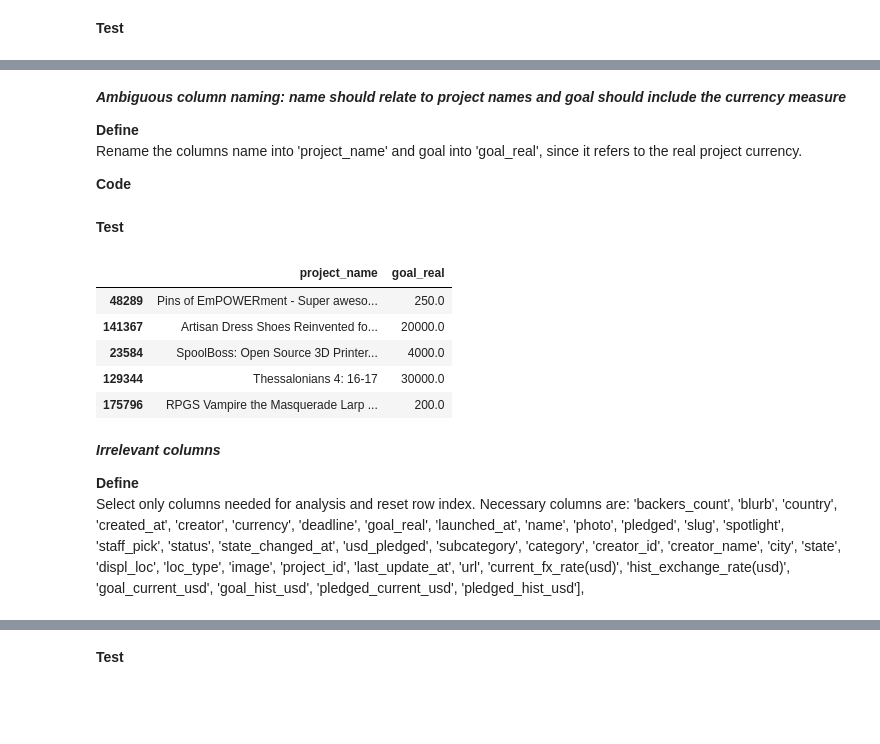
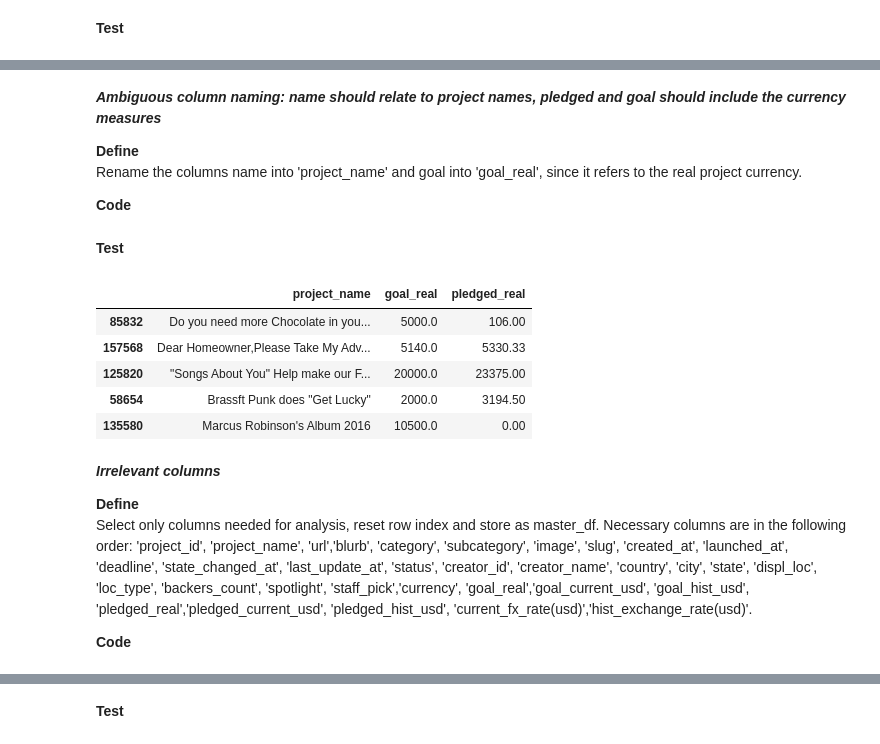
Before and after one commit to faymarie/crowdfunding-analysis, a Jupyter notebook: crowdfunding-analysis.ipynb, the cells around one changed output, grey strips where cells are left out. Saved outputs shown, nothing was run; the diff lists cells and outputs as text; code cells hidden in the pictures; blank space fills up the shorter version.

Commit message:
clean: Generate master files

```diff
--- a/crowdfunding-analysis.ipynb
+++ b/crowdfunding-analysis.ipynb
@@ -1271,35 +1272,29 @@ pledged_hist_usd            178882 non-null float64
 dtypes: bool(5), category(5), datetime64[ns](5), float64(11), int64(5), object(24)
 memory usage: 63.5+ MB
 # %% [markdown]
-_**Ambiguous column naming: name should relate to project names and goal should include the currency measure**_
+_**Ambiguous column naming: name should relate to project names, pledged and goal should include the currency measures**_
 
 **Define**
 Rename the columns name into 'project_name' and goal into 'goal_real', since it refers to the real project currency.
 
 **Code**
 # %%
-kickstarter_clean.rename(index=str, columns={"name": "project_name", "goal": "goal_real"}, inplace=True)
+kickstarter_clean.rename(index=str, columns={"name": "project_name", "goal": "goal_real", "pledged": "pledged_real"}, inplace=True)
 # %% [markdown]
 **Test**
 # %%
-kickstarter_clean[['project_name', 'goal_real']].sample(5)
+kickstarter_clean[['project_name', 'goal_real', "pledged_real"]].sample(5)
 # %% [output]
-|  | project_name | goal_real |
-| 48289 | Pins of EmPOWERment - Super aweso... | 250.0 |
-| 141367 | Artisan Dress Shoes Reinvented fo... | 20000.0 |
-| 23584 | SpoolBoss: Open Source 3D Printer... | 4000.0 |
-| 129344 | Thessalonians 4: 16-17 | 30000.0 |
-| 175796 | RPGS Vampire the Masquerade Larp ... | 200.0 |
+|  | project_name | goal_real | pledged_real |
+| 85832 | Do you need more Chocolate in you... | 5000.0 | 106.00 |
+| 157568 | Dear Homeowner,Please Take My Adv... | 5140.0 | 5330.33 |
+| 125820 | "Songs About You" Help make our F... | 20000.0 | 23375.00 |
+| 58654 | Brassft Punk does "Get Lucky" | 2000.0 | 3194.50 |
+| 135580 | Marcus Robinson's Album 2016 | 10500.0 | 0.00 |
 # %% [markdown]
 _**Irrelevant columns**_
 
 **Define**
-Select only columns needed for analysis and reset row index. Necessary columns are: 'backers_count', 'blurb',  'country', 'created_at', 'creator',
-       'currency', 'deadline', 'goal_real',
-       'launched_at',  'name', 'photo', 'pledged', 'slug',  'spotlight', 'staff_pick', 'status',
-       'state_changed_at',  'usd_pledged',
-        'subcategory', 'category', 'creator_id', 'creator_name',
-       'city', 'state', 'displ_loc', 'loc_type', 'image', 'project_id',
-       'last_update_at', 'url', 'current_fx_rate(usd)',
-       'hist_exchange_rate(usd)', 'goal_current_usd', 'goal_hist_usd',
-       'pledged_current_usd', 'pledged_hist_usd'],
+Select only columns needed for analysis, reset row index and store as master_df. Necessary columns are in the following order: 'project_id', 'project_name', 'url','blurb', 'category', 'subcategory', 'image', 'slug', 'created_at', 'launched_at', 'deadline', 'state_changed_at', 'last_update_at', 'status', 'creator_id', 'creator_name', 'country', 'city', 'state', 'displ_loc', 'loc_type', 'backers_count', 'spotlight', 'staff_pick','currency', 'goal_real','goal_current_usd', 'goal_hist_usd', 'pledged_real','pledged_current_usd', 'pledged_hist_usd', 'current_fx_rate(usd)','hist_exchange_rate(usd)'.
+
+**Code**
```
Also changed, not shown: parts of 21 cells of this notebook, 3 other files.
